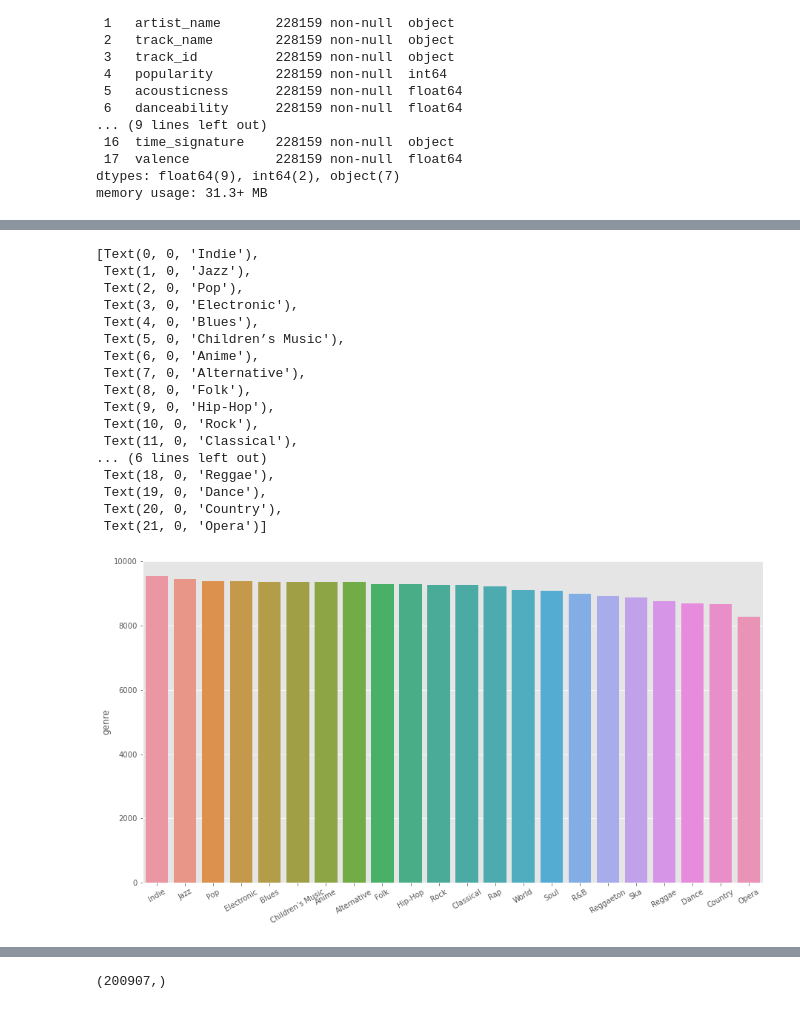
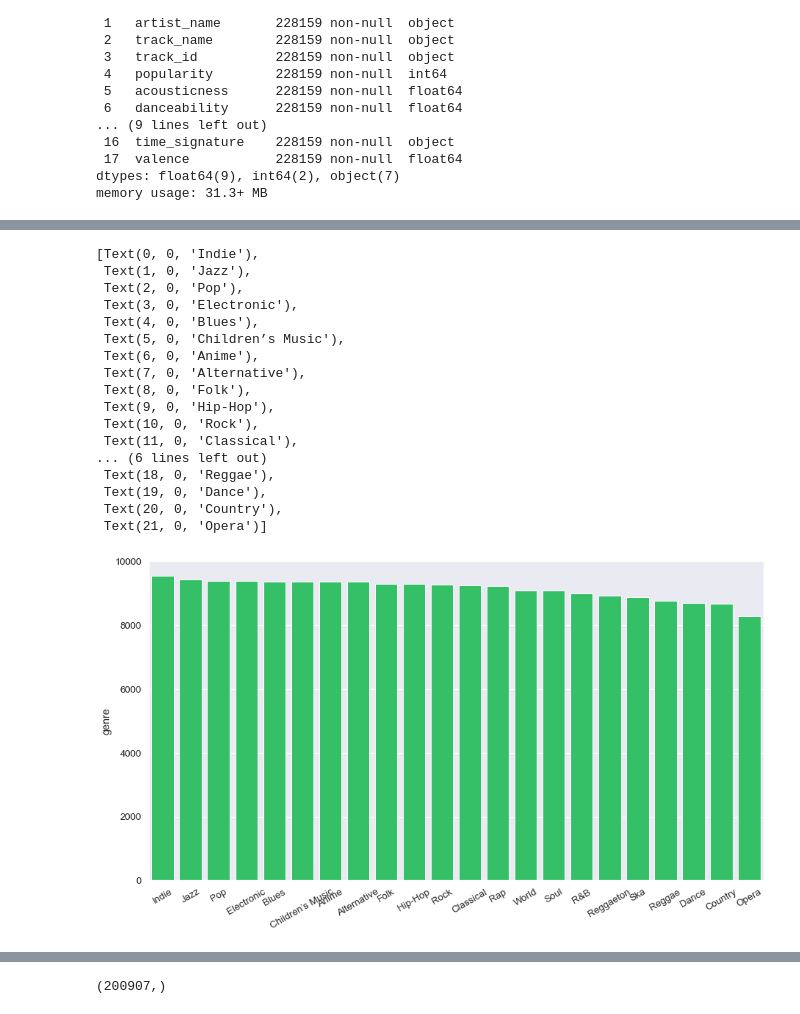
Before and after one commit to jayktee/metis, a Jupyter notebook: classification/full-project-classification.ipynb, the cells around one changed output, grey strips where cells are left out. Drawn from its saved outputs; the diff is of its cells as text; code cells hidden in the pictures.

```diff
--- a/classification/full-project-classification.ipynb
+++ b/classification/full-project-classification.ipynb
@@ -6,9 +6,14 @@ import numpy as np
 import matplotlib.pyplot as plt
 import seaborn as sns
 
-plt.style.use('ggplot')
+%config InlineBackend.figure_formats = ['svg']  # or svg
 %matplotlib inline
 np.set_printoptions(suppress=True) # Suppress scientific notation where possible
+
+sns.set(context='notebook', style='darkgrid', font_scale=0.8, rc={
+    'axes.facecolor':'#2b41bc',
+    'axes.grid.which': 'major',
+    'grid.color': '#ffffff'})
 # %% [markdown]
 ## Data cleaning
 # %%
@@ -90,28 +95,29 @@ df.head()
 | 3 | Opera | Giuseppe Verdi | Rigoletto, Act IV: Venti scudi ha... | 02mvYZX5aKNzdqEo6jF20m | 17 | 0.961 | 0.250 | 288573 | ... |
 | 4 | Opera | Giuseppe Verdi | Don Carlo / Act 4: "Ella giammai ... | 03TW0jwGMGhUabAjOpB1T9 | 19 | 0.985 | 0.142 | 629760 | ... |
 # %%
+sns.set(font_scale=1.2)
 plt.figure(figsize = (15,8))
-ax = sns.barplot(x=df['genre'].value_counts().index, y=df['genre'].value_counts())
+ax = sns.barplot(x=df['genre'].value_counts().index, y=df['genre'].value_counts(), color='#1ed65f')
 ax.set_xticklabels(ax.get_xticklabels(),rotation = 30)
 # %% [output]
 [Text(0, 0, 'Indie'),
  Text(1, 0, 'Jazz'),
  Text(2, 0, 'Pop'),
  Text(3, 0, 'Electronic'),
  Text(4, 0, 'Blues'),
  Text(5, 0, 'Children’s Music'),
  Text(6, 0, 'Anime'),
  Text(7, 0, 'Alternative'),
  Text(8, 0, 'Folk'),
  Text(9, 0, 'Hip-Hop'),
  Text(10, 0, 'Rock'),
  Text(11, 0, 'Classical'),
 ... (6 lines left out)
  Text(18, 0, 'Reggae'),
  Text(19, 0, 'Dance'),
  Text(20, 0, 'Country'),
  Text(21, 0, 'Opera')]
-[figure, old version]
+[figure, new version]
 # %%
 X = df.select_dtypes(exclude=['object']).copy().reset_index(drop=True)
 # %%
```
Also changed, not shown: parts of 83 cells of this notebook, 1 other file.
